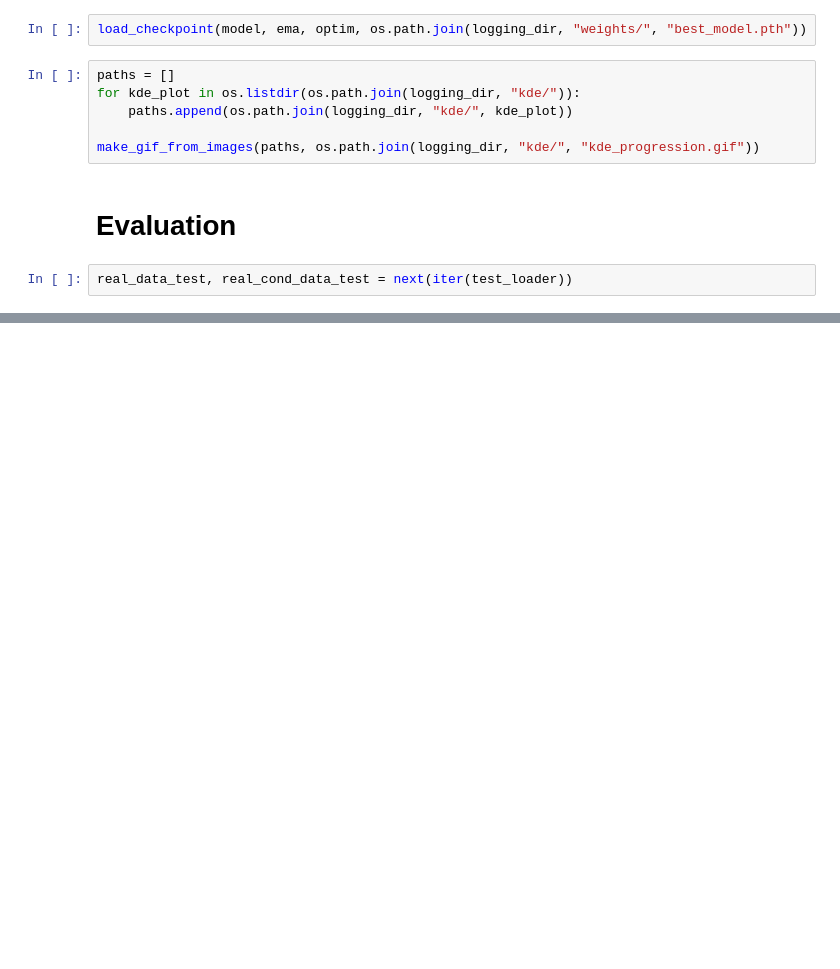
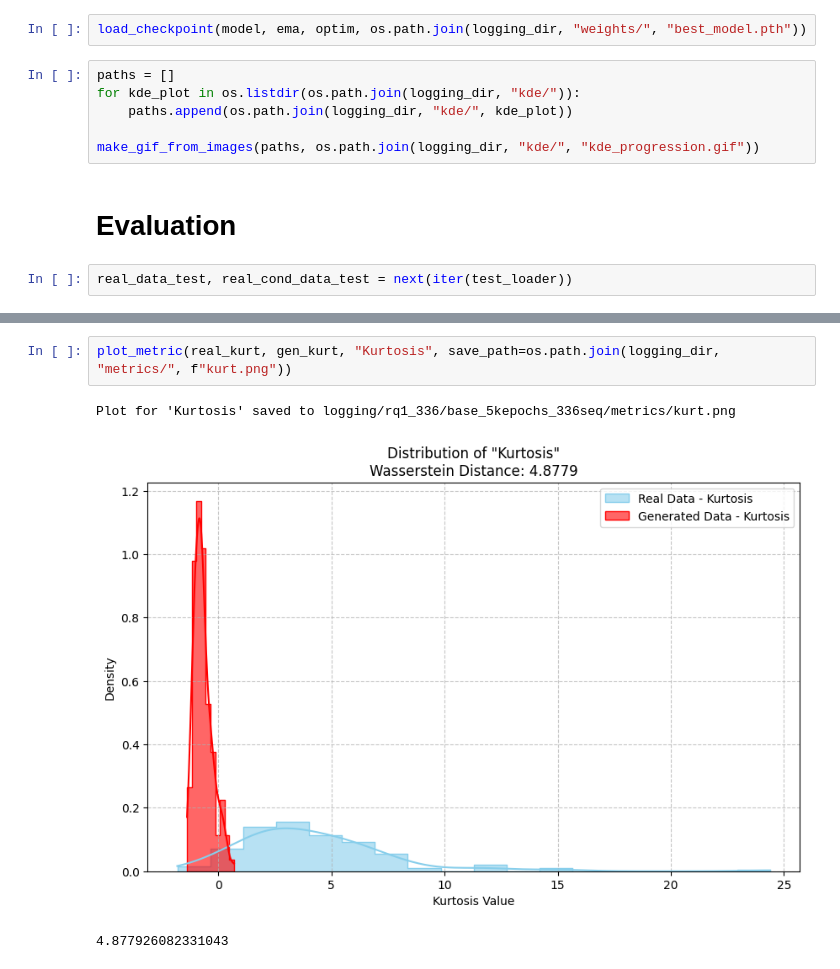
Before and after one commit to 4rn3/Thesis, a Jupyter notebook: src/baseline_experiments.ipynb, the cells around one changed output, grey strips where cells are left out. Saved outputs shown, nothing was run; the diff lists cells and outputs as text; blank space fills up the shorter version.

```diff
--- a/src/baseline_experiments.ipynb
+++ b/src/baseline_experiments.ipynb
@@ -384,0 +396,6 @@ plt.show()
+# %%
+plot_metric(real_kurt, gen_kurt, "Kurtosis", save_path=os.path.join(logging_dir, "metrics/", f"kurt.png"))
+# %% [output]
+Plot for 'Kurtosis' saved to logging/rq1_336/base_5kepochs_336seq/metrics/kurt.png
+[figure, added]
+4.877926082331043
```
Also changed, not shown: parts of 37 cells of this notebook, 5 other files.
